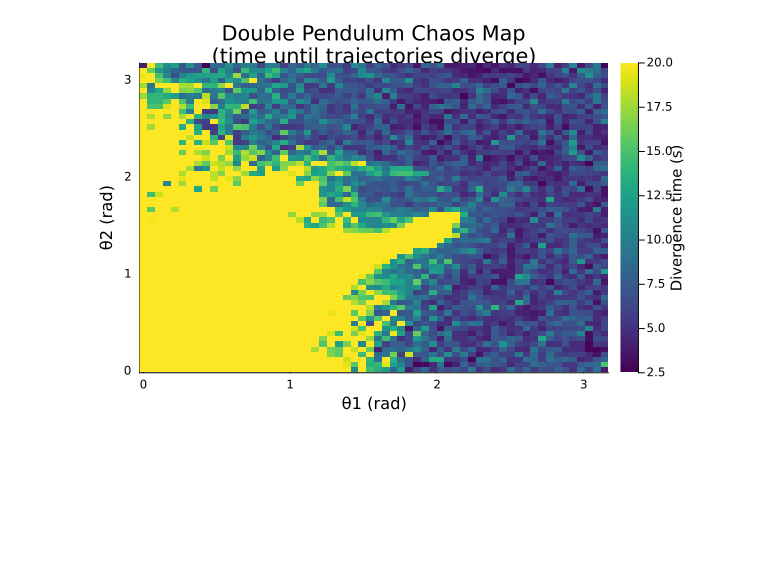
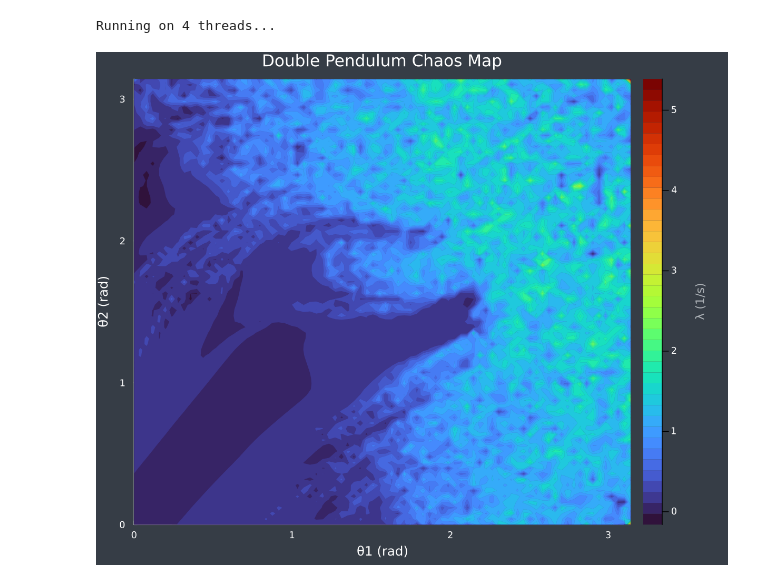
Before and after one commit to a-dubaj/notebook-ideas, a Jupyter notebook: julia/DoublePendulum_ChaosMap.ipynb, the cells around one changed output. Saved outputs shown, nothing was run; the diff lists cells and outputs as text; code cells hidden in the pictures; blank space fills up the shorter version.

Commit message:
feat: add parallelized double pendulum chaos map with Lyapunov exponent

```diff
--- a/julia/DoublePendulum_ChaosMap.ipynb
+++ b/julia/DoublePendulum_ChaosMap.ipynb
@@ -1,9 +1,10 @@
 # %%
 using DifferentialEquations
 using Plots
+using LinearAlgebra
+using Base.Threads
 
 # Double pendulum equations of motion
-# State vector: u = [θ1, ω1, θ2, ω2]
 function double_pendulum!(du, u, p, t)
     θ1, ω1, θ2, ω2 = u
     m1, m2, L1, L2, g = p
@@ -21,51 +22,75 @@ function double_pendulum!(du, u, p, t)
              ω2^2 * L2 * m2 * cos(Δ))) / denom2
 end
 
-# Physical parameters: masses, lengths, gravity
 m1, m2 = 1.0, 1.0
 L1, L2 = 1.0, 1.0
 g = 9.81
 p = (m1, m2, L1, L2, g)
 
-# Simulate two pendulums with a tiny initial perturbation and measure
-# how fast their trajectories diverge (chaos indicator)
-function divergence_time(θ1_0, θ2_0; ϵ=1e-6, t_max=20.0, threshold=1.0)
+function lyapunov_exponent(θ1_0, θ2_0; ϵ=1e-8, t_max=15.0, dt=0.05,
+                             abstol=1e-10, reltol=1e-10)
     u0_a = [θ1_0, 0.0, θ2_0, 0.0]
     u0_b = [θ1_0 + ϵ, 0.0, θ2_0, 0.0]
 
     prob_a = ODEProblem(double_pendulum!, u0_a, (0.0, t_max), p)
     prob_b = ODEProblem(double_pendulum!, u0_b, (0.0, t_max), p)
 
-    sol_a = solve(prob_a, Tsit5(), saveat=0.05)
-    sol_b = solve(prob_b, Tsit5(), saveat=0.05)
+    sol_a = solve(prob_a, Tsit5(), saveat=dt, abstol=abstol, reltol=reltol)
+    sol_b = solve(prob_b, Tsit5(), saveat=dt, abstol=abstol, reltol=reltol)
 
-    for (i, t) in enumerate(sol_a.t)
-        dist = abs(sol_a.u[i][1] - sol_b.u[i][1]) + abs(sol_a.u[i][3] - sol_b.u[i][3])
-        if dist > threshold
-            return t
+    n = min(length(sol_a.t), length(sol_b.t))
+    log_dists = Float64[]
+    times = Float64[]
+
+    for i in 1:n
+        dist = norm(sol_a.u[i] .- sol_b.u[i])
+        if dist > 0 && isfinite(dist)
+            push!(log_dists, log(dist))
+            push!(times, sol_a.t[i])
         end
+        dist > 10.0 && break
     end
-    return t_max  # never diverged within threshold
+
+    length(times) < 5 && return 0.0
+
+    t̄, l̄ = sum(times) / length(times), sum(log_dists) / length(log_dists)
+    num = sum((times .- t̄) .* (log_dists .- l̄))
+    den = sum((times .- t̄) .^ 2)
+    return den > 0 ? num / den : 0.0
 end
 
-# Build a grid of initial angles and compute divergence time for each
-n_grid = 60
+# Build the chaos map, parallelized across the outer grid loop.
+# Each thread computes one full column (fixed θ1) independently.
+n_grid = 80
 θ1_range = range(0, π, length=n_grid)
 θ2_range = range(0, π, length=n_grid)
 
 chaos_map = zeros(n_grid, n_grid)
 
-for (i, θ1_0) in enumerate(θ1_range)
+println("Running on $(nthreads()) threads...")
+
+@threads for i in 1:n_grid
+    θ1_0 = θ1_range[i]
     for (j, θ2_0) in enumerate(θ2_range)
-        chaos_map[i, j] = divergence_time(θ1_0, θ2_0)
+        chaos_map[i, j] = lyapunov_exponent(θ1_0, θ2_0)
     end
 end
 
-heatmap(θ1_range, θ2_range, chaos_map',
+# Plot with a refined aesthetic: dark theme, smooth contours, higher DPI
+theme(:dark)
+
+contourf(θ1_range, θ2_range, chaos_map',
     xlabel="θ1 (rad)",
     ylabel="θ2 (rad)",
-    title="Double Pendulum Chaos Map\n(time until trajectories diverge)",
-    color=:viridis,
-    colorbar_title="Divergence time (s)")
+    title="Double Pendulum Chaos Map",
+    subtitle="Estimated largest Lyapunov exponent λ",
+    color=:turbo,
+    levels=40,
+    linewidth=0,
+    colorbar_title="λ (1/s)",
+    size=(800, 650),
+    dpi=150,
+    right_margin=5Plots.mm)
 # %% [output]
+Running on 4 threads...
-[figure, old version]
+[figure, new version]
```
